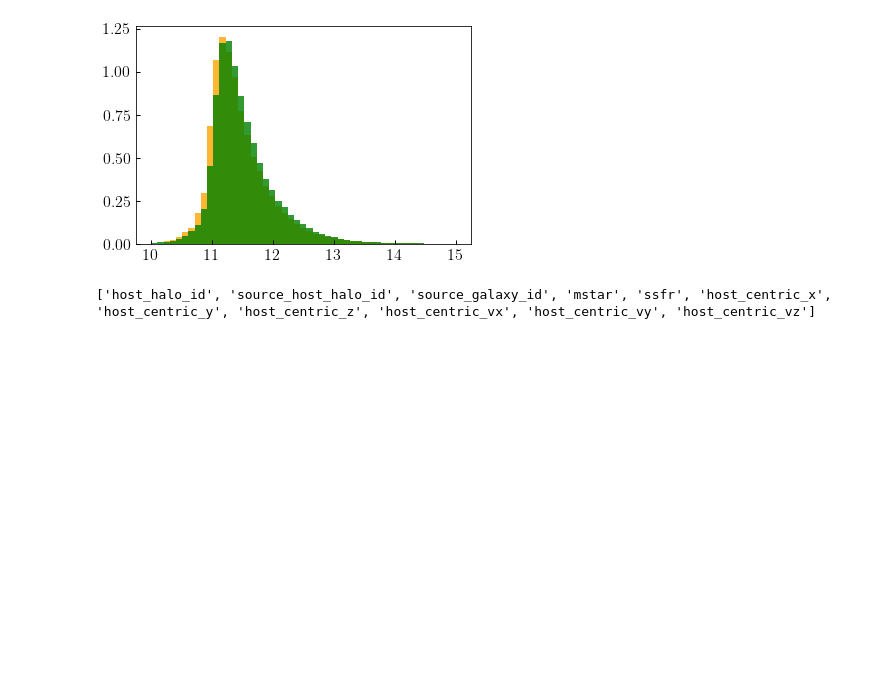
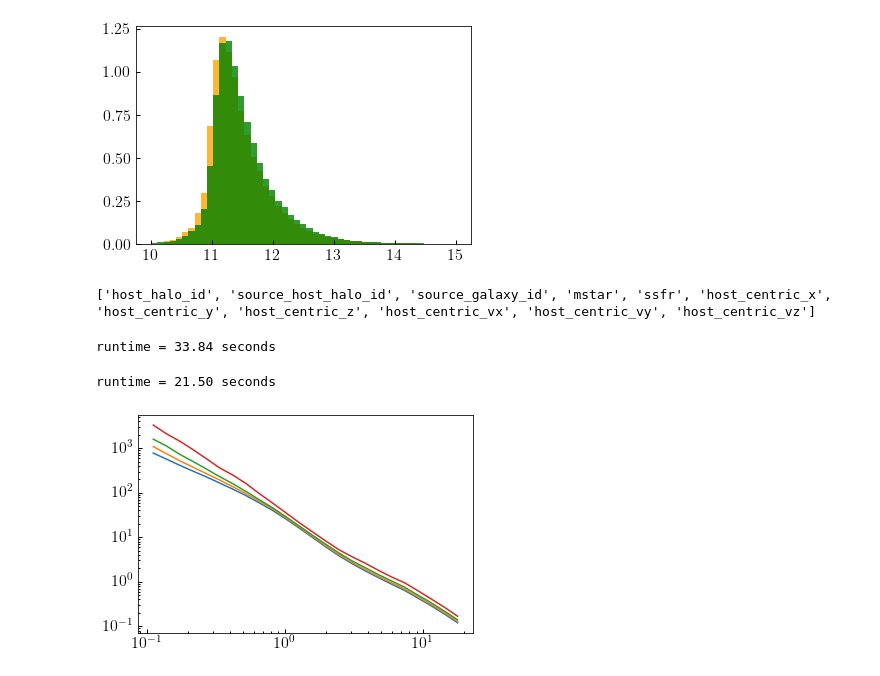
Before and after one commit to dkorytov/rescale_dc2, a Jupyter notebook: notebooks/galsample_umachine_mstar_ssfr.ipynb, the cells around one changed output. Drawn from its saved outputs; the diff is of its cells as text; code cells hidden in the pictures; blank space fills up the shorter version.

Commit message:
tpcf test of galsampler DC2 shows unknown bug in implementation

```diff
--- a/notebooks/galsample_umachine_mstar_ssfr.ipynb
+++ b/notebooks/galsample_umachine_mstar_ssfr.ipynb
@@ -96,0 +125,43 @@ for key in ('x', 'y', 'z'):
+# %%
+log_rbins = np.linspace(-1, 1.3, 25)
+rbins = 10**log_rbins
+rmids = 10**(0.5*(log_rbins[:-1] + log_rbins[1:]))
+# %%
+from halotools.mock_observables import tpcf
+
+from time import time
+
+start = time()
+
+xi_dc2_m1 = tpcf(dc2_pos1, rbins, period=256.)
+xi_dc2_m2 = tpcf(dc2_pos2, rbins, period=256.)
+xi_dc2_m3 = tpcf(dc2_pos3, rbins, period=256.)
+xi_dc2_m4 = tpcf(dc2_pos4, rbins, period=256.)
+
+end = time()
+print("runtime = {0:.2f} seconds".format(end-start))
+# %% [output]
+runtime = 33.84 seconds
+# %%
+start = time()
+
+xi_um_m1 = tpcf(um_pos1, rbins, period=250.)
+xi_um_m2 = tpcf(um_pos2, rbins, period=250.)
+xi_um_m3 = tpcf(um_pos3, rbins, period=250.)
+xi_um_m4 = tpcf(um_pos4, rbins, period=250.)
+
+end = time()
+print("runtime = {0:.2f} seconds".format(end-start))
+# %% [output]
+runtime = 21.50 seconds
+# %%
+fig, ax = plt.subplots(1, 1)
+
+__=ax.loglog()
+
+__=ax.plot(rmids, xi_um_m1, label=r'$M_{\ast} > 10^{9.5}M_{\odot}$')
+__=ax.plot(rmids, xi_um_m2, label=r'$M_{\ast} > 10^{10}M_{\odot}$')
+__=ax.plot(rmids, xi_um_m3, label=r'$M_{\ast} > 10^{10.5}M_{\odot}$')
+__=ax.plot(rmids, xi_um_m4, label=r'$M_{\ast} > 10^{11}M_{\odot}$')
+# %% [output]
+[figure, added]
```
Also changed, not shown: parts of 2 cells of this notebook.
